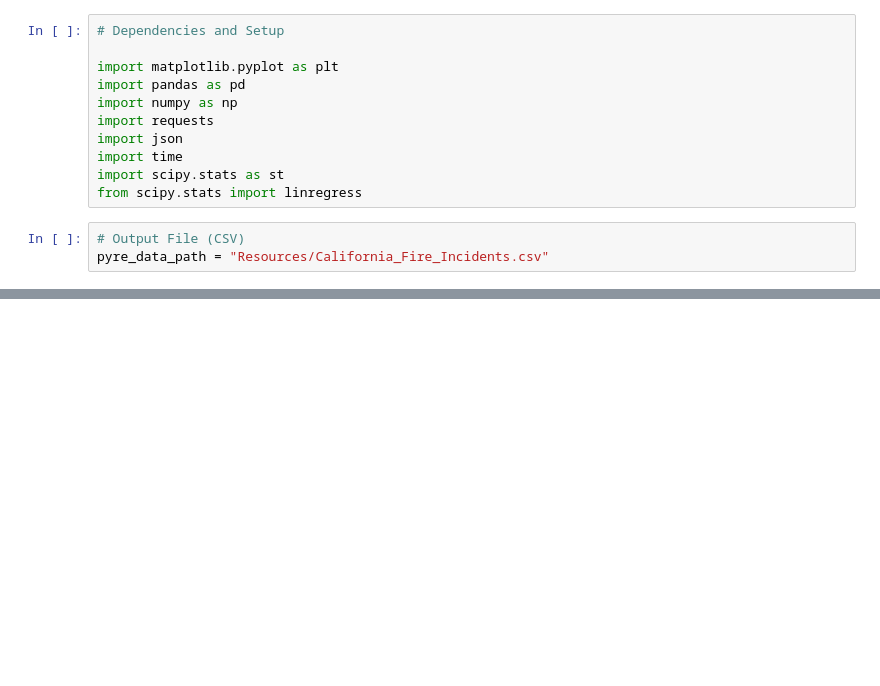
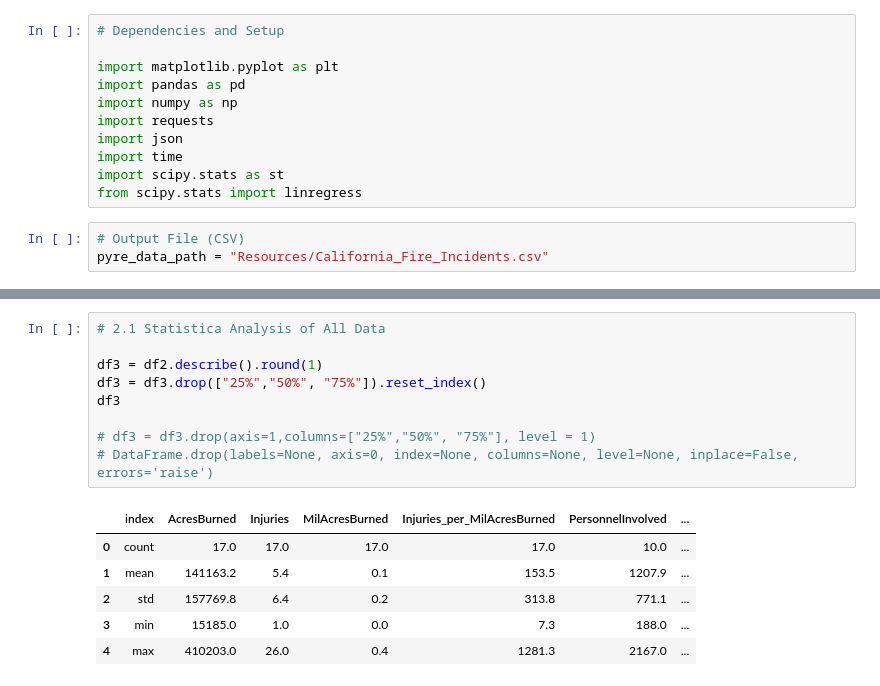
Before and after one commit to jump8621/data-project-I, a Jupyter notebook: alessandro_pyre.ipynb, the cells around one changed output, grey strips where cells are left out. Cells and saved outputs as stored; diff of their text form; blank space fills up the shorter version.

```diff
--- a/alessandro_pyre.ipynb
+++ b/alessandro_pyre.ipynb
@@ -265,0 +133,16 @@ fires_by_county.head().round(0)
+# %%
+# 2.1 Statistica Analysis of All Data
+
+df3 = df2.describe().round(1)
+df3 = df3.drop(["25%","50%", "75%"]).reset_index()
+df3
+
+# df3 = df3.drop(axis=1,columns=["25%","50%", "75%"], level = 1)
+# DataFrame.drop(labels=None, axis=0, index=None, columns=None, level=None, inplace=False, errors='raise')
+# %% [output]
+|  | index | AcresBurned | Injuries | MilAcresBurned | Injuries_per_MilAcresBurned | PersonnelInvolved | ... |
+| 0 | count | 17.0 | 17.0 | 17.0 | 17.0 | 10.0 | ... |
+| 1 | mean | 141163.2 | 5.4 | 0.1 | 153.5 | 1207.9 | ... |
+| 2 | std | 157769.8 | 6.4 | 0.2 | 313.8 | 771.1 | ... |
+| 3 | min | 15185.0 | 1.0 | 0.0 | 7.3 | 188.0 | ... |
+| 4 | max | 410203.0 | 26.0 | 0.4 | 1281.3 | 2167.0 | ... |
```
Also changed, not shown: parts of 40 cells of this notebook.
